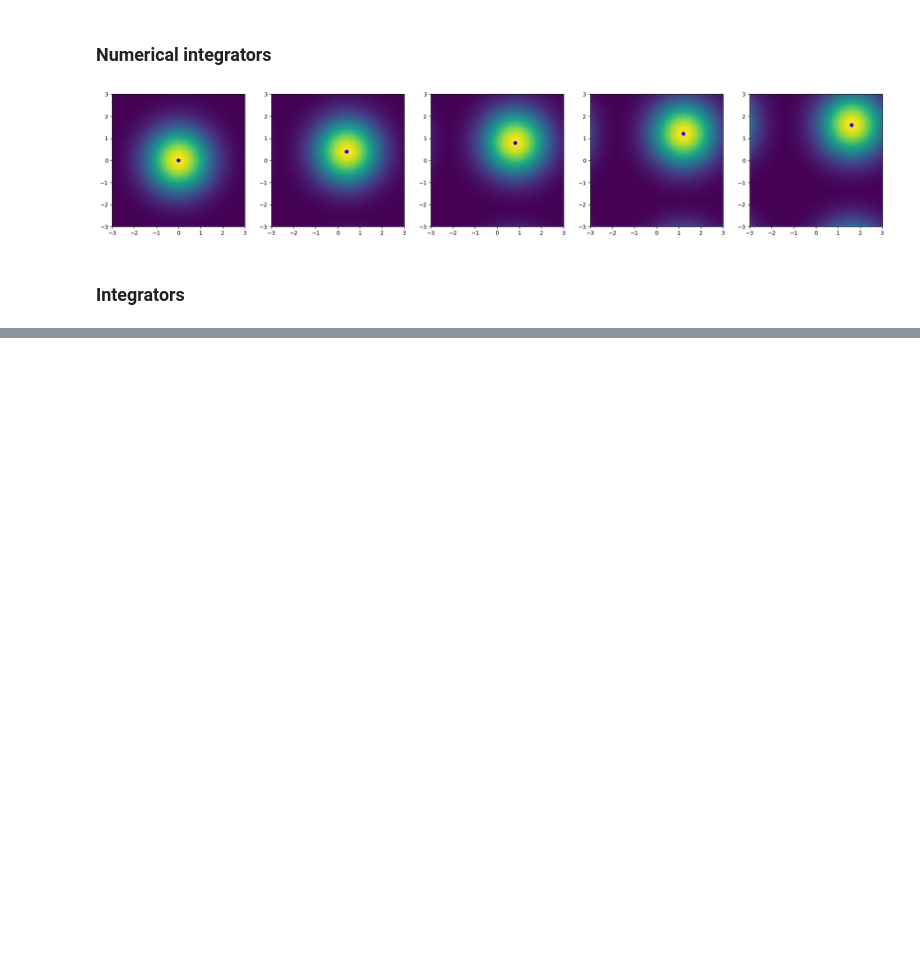
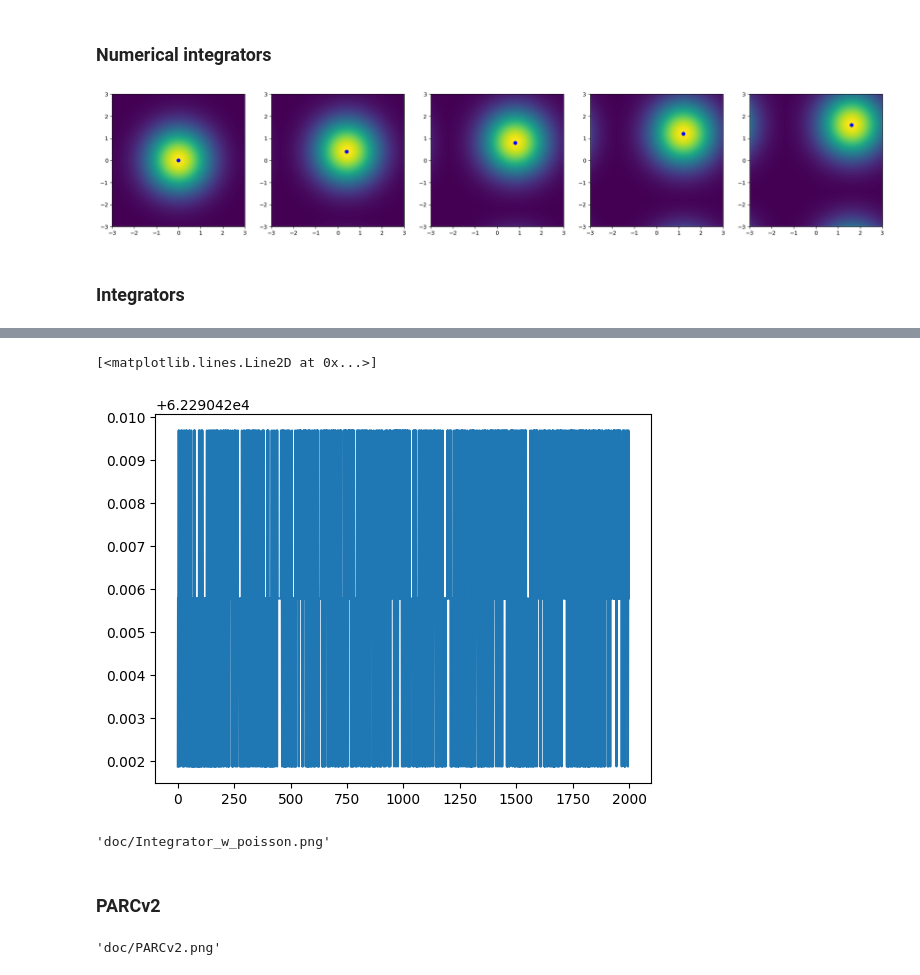
Before and after one commit to baeklab/PARCtorch, a Jupyter notebook: xinlun_testbook.ipynb, the cells around one changed output, grey strips where cells are left out. Drawn from its saved outputs; the diff is of its cells as text; code cells hidden in the pictures; blank space fills up the shorter version.

```diff
--- a/xinlun_testbook.ipynb
+++ b/xinlun_testbook.ipynb
@@ -566,3 +600,19 @@ for i in range(5):
 [figure]
 # %% [markdown]
 ### Integrators
+# %%
+# No Poisson blocks
+
+
+def transport_parc_int(x):
+    t_dot = torch.zeros_like(x)
+    dt_dy, dt_dx = cdiff(x[:, 0:1, :, :])
+    adv_t = torch.sum(dt_dx * x[:, 1:2, :, :] + dt_dy * x[:, 2:3, :, :], 1, keepdim=True) * 1e2
+    t_dot[:, 0, :, :] = -adv_t
+    return t_dot
+
+
+integrator = Integrator(False, [], rk4_int, [None], "constant", cdiff)
+ic_parc = torch.cat([ic, torch.ones_like(ic), torch.ones_like(ic)], 1)
+t1 = (torch.tensor(range(1999), dtype=torch.float32).cuda() + 1.0) * step_size
+res = integrator(transport_parc_int, ic_parc, 0.0, t1)
@@ -568,0 +630,31 @@ for i in range(5):
+# %%
+conservation_law = torch.sum(res[:, 0, 0, :, :], (1, 2))
+plt.plot(conservation_law.detach().cpu().numpy())
+# %% [output]
+[<matplotlib.lines.Line2D at 0x...>]
+[figure, added]
+# %%
+# With Poisson blocks
+# N-S
+# 2 state variables: p, re, u, v
+# p is entirely determined by Poisson block
+ic = torch.randn((8, 4, 128, 256)).cuda()
+t1 = (torch.tensor(range(1), dtype=torch.float32).cuda() + 1.0) / 40.0
+integrator_ns = Integrator(True, [(1, 2, 3, 0)], rk4_int, [None, None, None, None], "constant", right_diff).cuda()
+draw_graph(integrator_ns, input_data=[diff_ns, ic, 0.0, t1], depth=2, roll=True).visual_graph.render("Integrator_w_poisson", directory="./doc" ,format='png')
+# %% [output]
+'doc/Integrator_w_poisson.png'
+# %% [markdown]
+### PARCv2
+# %%
+# EM
+integrator_em = integrator_ns = Integrator(True, [], rk4_int, [None, None, None, None, None], "constant", right_diff).cuda()
+loss = torch.nn.L1Loss()
+parcv2_em = PARCv2(diff_em, integrator_em, loss)
+
+ic = torch.randn((1, 5, 128, 256))
+t1 = (torch.tensor(range(4), dtype=torch.float32).cuda() + 1.0) / 40.0
+
+draw_graph(parcv2_em, input_data=[ic, 0.0, t1], depth=2, roll=True).visual_graph.render("PARCv2", directory="./doc" ,format='png')
+# %% [output]
+'doc/PARCv2.png'
```
Also changed, not shown: parts of 4 cells of this notebook, 2 other files.
